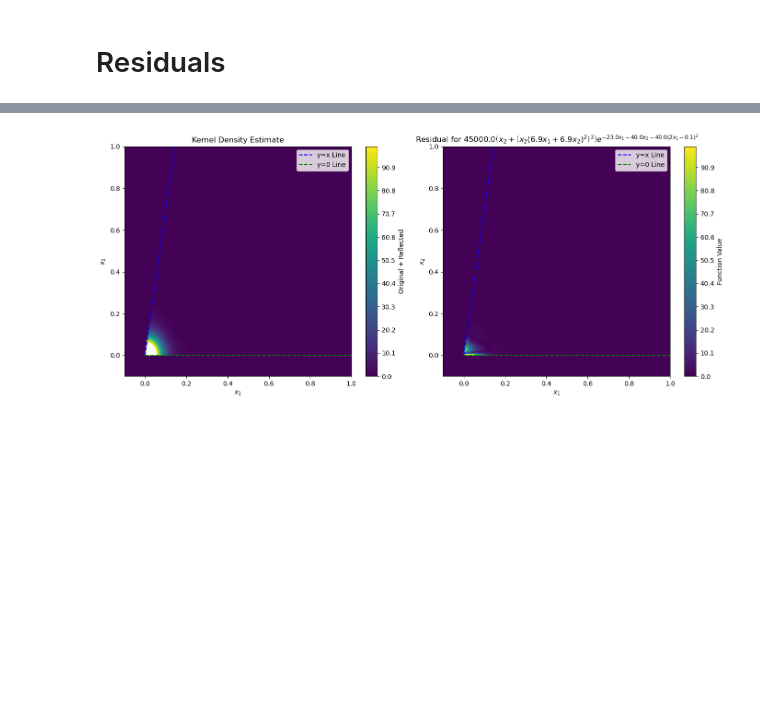
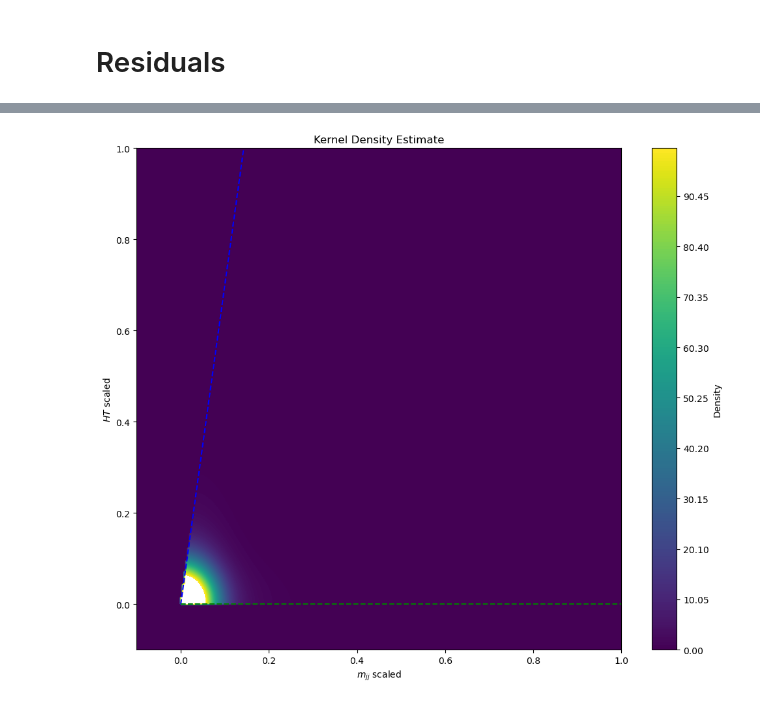
Before and after one commit to Angelo92Git/SymbolicDensityEstimation, a Jupyter notebook: viz_dijet.ipynb, the cells around one changed output, grey strips where cells are left out. Drawn from its saved outputs; the diff is of its cells as text; code cells hidden in the pictures; blank space fills up the shorter version.

```diff
--- a/viz_dijet.ipynb
+++ b/viz_dijet.ipynb
@@ -391,51 +237,0 @@ plt.show()
-# %%
-fig, axes = plt.subplots(1, 2, figsize=(14, 6))
-level_min = 0
-level_max = 100
-
-# ------------------------------------------
-# Left subplot: Original + Reflected (sum_grid)
-# ------------------------------------------
-ax = axes[0]
-
-c0 = ax.contourf(grids[0], grids[1], sum_grid, levels=np.linspace(level_min, level_max, 100), cmap="viridis")
-fig.colorbar(c0, ax=ax, label="Original + Reflected")
-
-ax.plot(xlv, ylv, color='blue', linestyle='--', label='y=x Line')
-ax.plot(xlh, ylh, color='green', linestyle='--', label='y=0 Line')
-
-ax.set_xlabel(r"$x_1$")
-ax.set_ylabel(r"$x_2$")
-ax.set_title("Kernel Density Estimate")
-
-ax.set_xlim(-0.1, 1)
-ax.set_ylim(-0.1, 1)
-ax.legend()
-
-
-# ------------------------------------------
-# Right subplot: res_func_complexity3(...)
-# ------------------------------------------
-ax = axes[1]
-
-Z = np.abs(sum_grid - res_func_complexity_end(grids[0], grids[1], ~mask))
-
-c1 = ax.contourf(grids[0], grids[1], Z, levels=np.linspace(level_min, level_max, 100), cmap="viridis")
-fig.colorbar(c1, ax=ax, label="Function Value")
-
-ax.plot(xlv, ylv, color='blue', linestyle='--', label='y=x Line')
-ax.plot(xlh, ylh, color='green', linestyle='--', label='y=0 Line')
-
-ax.set_xlabel(r"$x_1$")
-ax.set_ylabel(r"$x_2$")
-ax.set_title(r"Residual for $45000.0 \left(x_{2} + \left(x_{2} \left(6.9 x_{1} + 6.9 x_{2} \right)^2 \right)^3\right) e^{- 23.0 x_{1} - 40.0 x_{2} - 40.0 \left(2 x_{1} - 0.1 \right)^2}$")
-
-ax.set_xlim(-0.1, 1)
-ax.set_ylim(-0.1, 1)
-ax.legend()
-
-
-plt.tight_layout()
-plt.show()
-# %% [output]
-[figure, removed]
@@ -441,0 +241,15 @@ plt.show()
+# %%
+# 4. Plot the result
+plt.figure(figsize=(12, 10))
+plt.contourf(grids[0], grids[1], sum_grid, levels=np.linspace(level_min, level_max, 200), cmap="viridis")
+plt.colorbar(label="Density")
+plt.xlabel(r"$m_{jj}$ scaled")
+plt.ylabel(r"$HT$ scaled")
+plt.title("Kernel Density Estimate")
+plt.plot(xlv, ylv, color='blue', linestyle='--', label='y=x Line')
+plt.plot(xlh, ylh, color='green', linestyle='--', label='y=0 Line')
+plt.xlim(-0.1, 1)
+plt.ylim(-0.1, 1)
+plt.show()
+# %% [output]
+[figure, added]
```
Also changed, not shown: parts of 8 cells of this notebook, 1 other file.
